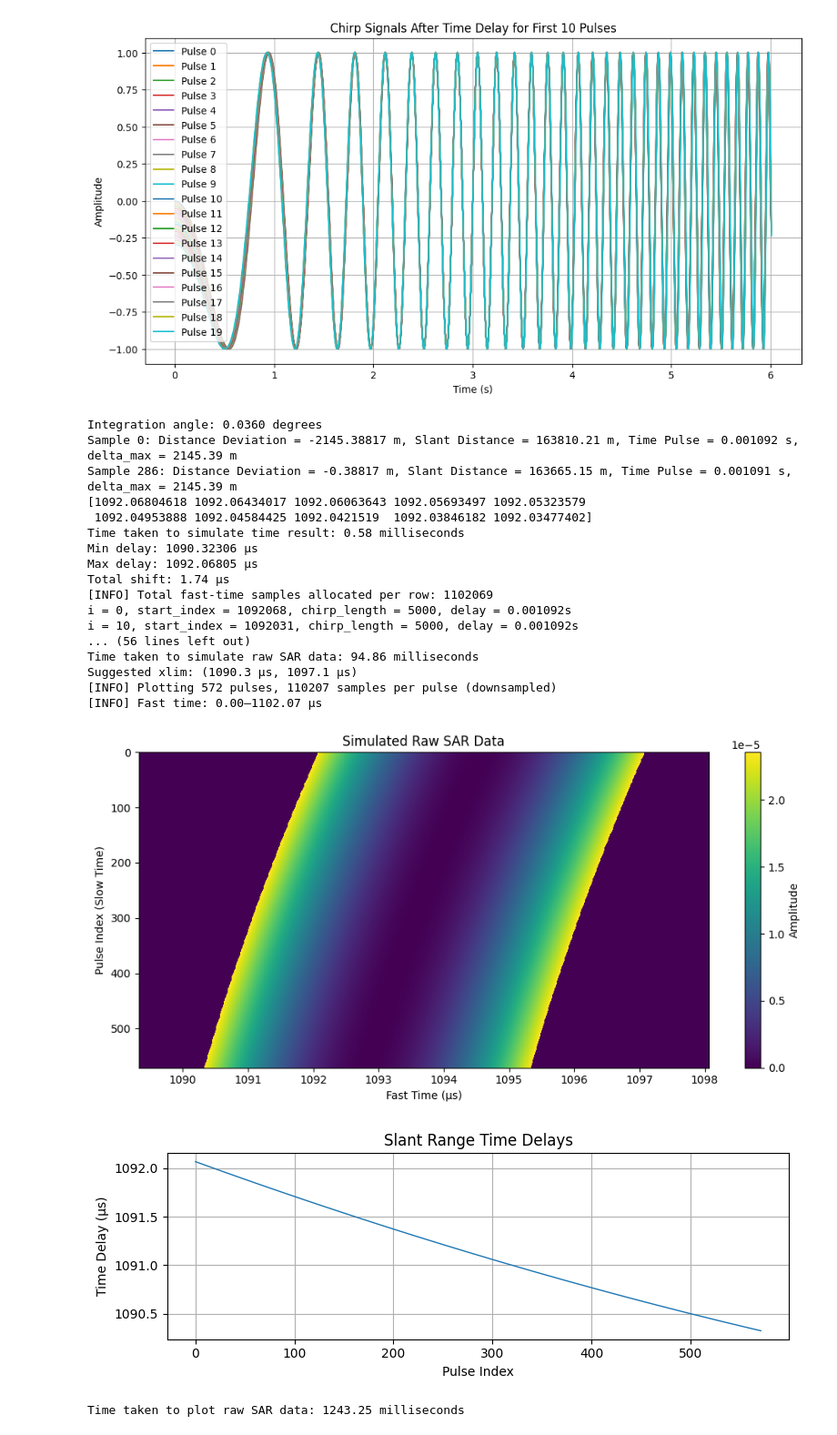
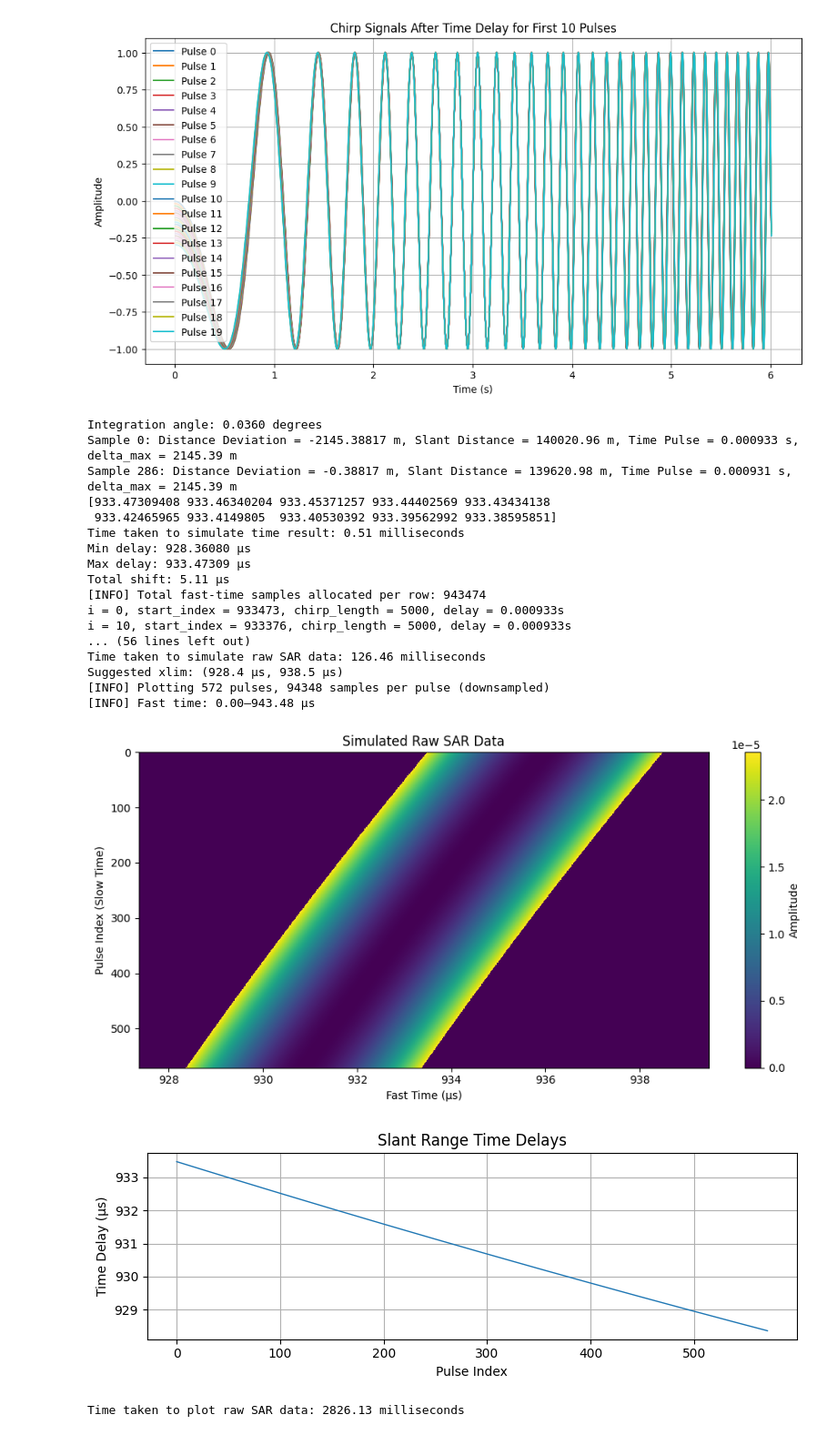
Before and after one commit to kwokkeith/signal_processing_notes, a Jupyter notebook: 03_signal_simulation_range.ipynb, the cells around one changed output. Shown at 91% size. Drawn from its saved outputs; the diff is of its cells as text; code cells hidden in the pictures.

```diff
--- a/03_signal_simulation_range.ipynb
+++ b/03_signal_simulation_range.ipynb
@@ -963,8 +963,8 @@ time_result = simulate_time_result(
     PRF=PRF,
     max_capturable_height=0,
     sampling_frequency=sampling_frequency,
-    target_x=10_000.0,
-    target_y=-10_000.0,
+    target_x=25_000.0,
+    target_y=25_000.0,
     target_z=0.0
 )
 time_result_time = time.time_ns() * 10**-6  # Convert to milliseconds
@@ -985,48 +985,48 @@ raw_data = simulate_sar_raw_data_threaded(
     sampling_frequency=sampling_frequency
 )
 
 raw_data_time = time.time_ns() * 10**-6  # Convert to milliseconds
 print(f"Time taken to simulate raw SAR data: {raw_data_time - time_result_time:.2f} milliseconds")
 
 # Find non-zero energy indices for xlim suggestion
 energy = np.abs(raw_data).max(axis=0)
 nonzero_indices = np.where(energy > 0.0)[0]
 
 if len(nonzero_indices) > 0:
     start_us = nonzero_indices[0] / sampling_frequency * 1e6
     end_us = nonzero_indices[-1] / sampling_frequency * 1e6
     print(f"Suggested xlim: ({start_us:.1f} μs, {end_us:.1f} μs)")
     plot_raw_sar_data(
         raw_data,
         sampling_frequency,
         time_result,
         xlim_microseconds=(start_us-1, end_us+1),
         downsample_fast=10,
         downsample_slow=1
         )
 else:
     print("No significant signal detected.")
 
 plotting_time = time.time_ns() * 10**-6  # Convert to milliseconds
 print(f"Time taken to plot raw SAR data: {plotting_time - raw_data_time:.2f} milliseconds")
 # %% [output]
 Integration angle: 0.0360 degrees
-Sample 0: Distance Deviation = -2145.38817 m, Slant Distance = 163810.21 m, Time Pulse = 0.001092 s, delta_max = 2145.39 m
-Sample 286: Distance Deviation = -0.38817 m, Slant Distance = 163665.15 m, Time Pulse = 0.001091 s, delta_max = 2145.39 m
-[1092.06804618 1092.06434017 1092.06063643 1092.05693497 1092.05323579
- 1092.04953888 1092.04584425 1092.0421519  1092.03846182 1092.03477402]
-Time taken to simulate time result: 0.58 milliseconds
-Min delay: 1090.32306 μs
-Max delay: 1092.06805 μs
-Total shift: 1.74 μs
-[INFO] Total fast-time samples allocated per row: 1102069
-i = 0, start_index = 1092068, chirp_length = 5000, delay = 0.001092s
-i = 10, start_index = 1092031, chirp_length = 5000, delay = 0.001092s
+Sample 0: Distance Deviation = -2145.38817 m, Slant Distance = 140020.96 m, Time Pulse = 0.000933 s, delta_max = 2145.39 m
+Sample 286: Distance Deviation = -0.38817 m, Slant Distance = 139620.98 m, Time Pulse = 0.000931 s, delta_max = 2145.39 m
+[933.47309408 933.46340204 933.45371257 933.44402569 933.43434138
+ 933.42465965 933.4149805  933.40530392 933.39562992 933.38595851]
+Time taken to simulate time result: 0.51 milliseconds
+Min delay: 928.36080 μs
+Max delay: 933.47309 μs
+Total shift: 5.11 μs
+[INFO] Total fast-time samples allocated per row: 943474
+i = 0, start_index = 933473, chirp_length = 5000, delay = 0.000933s
+i = 10, start_index = 933376, chirp_length = 5000, delay = 0.000933s
 ... (56 lines left out)
-Time taken to simulate raw SAR data: 94.86 milliseconds
-Suggested xlim: (1090.3 μs, 1097.1 μs)
-[INFO] Plotting 572 pulses, 110207 samples per pulse (downsampled)
-[INFO] Fast time: 0.00–1102.07 μs
+Time taken to simulate raw SAR data: 126.46 milliseconds
+Suggested xlim: (928.4 μs, 938.5 μs)
+[INFO] Plotting 572 pulses, 94348 samples per pulse (downsampled)
+[INFO] Fast time: 0.00–943.48 μs
-[figure, old version]
+[figure, new version]
-[figure, old version]
+[figure, new version]
-Time taken to plot raw SAR data: 1243.25 milliseconds
+Time taken to plot raw SAR data: 2826.13 milliseconds
```
Also changed, not shown: 13 other files.
